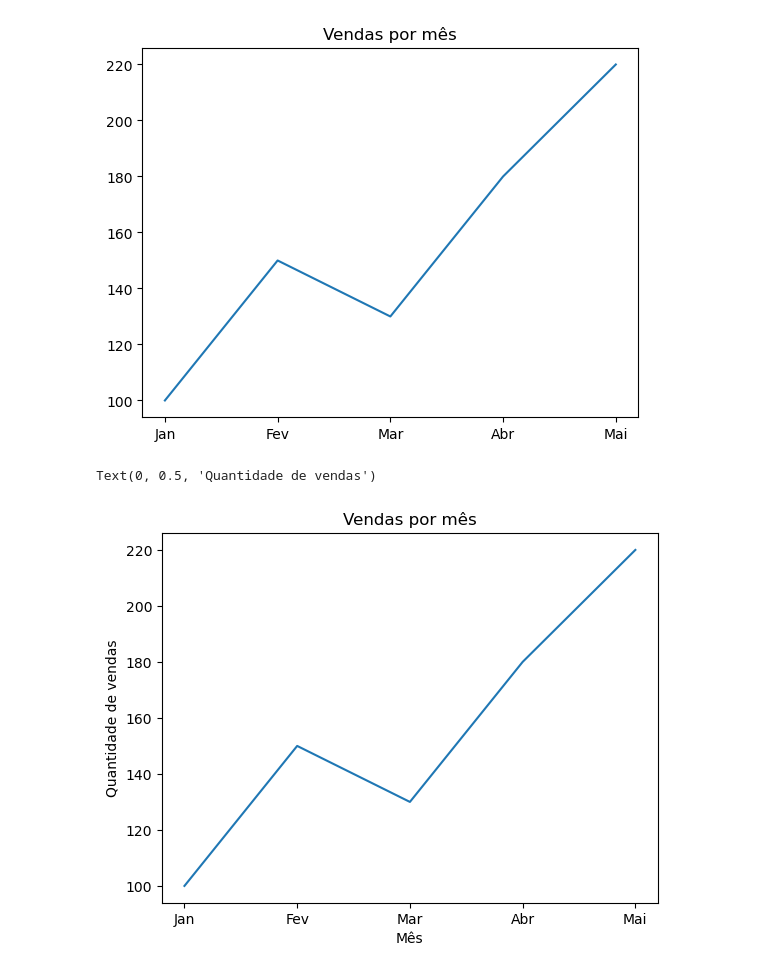
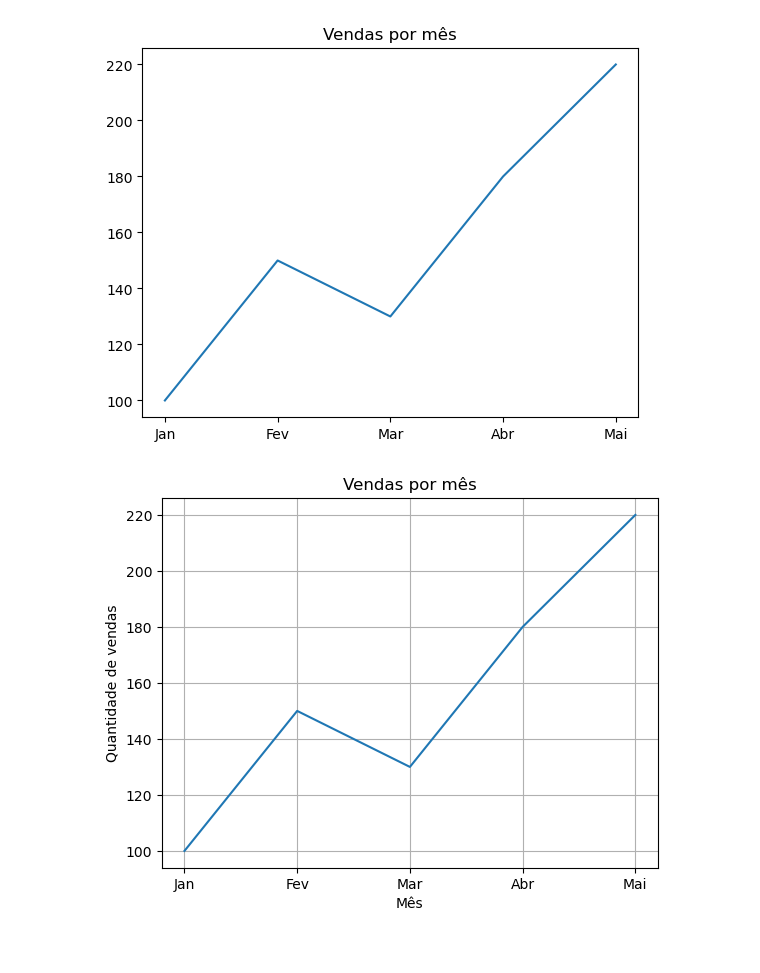
Before and after one commit to oliverjunior1/VS-Code, a Jupyter notebook: chatgpt/Matplotlib/1st_day/1st_grafico_de_pizza.ipynb, the cells around one changed output. Saved outputs shown, nothing was run; the diff lists cells and outputs as text; code cells hidden in the pictures.

```diff
--- a/chatgpt/Matplotlib/1st_day/1st_grafico_de_pizza.ipynb
+++ b/chatgpt/Matplotlib/1st_day/1st_grafico_de_pizza.ipynb
@@ -25,8 +25,8 @@ plt.plot(meses, vendas)
 # %%
 plt.plot(meses, vendas)
 plt.title("Vendas por mês")
 plt.xlabel("Mês")
 plt.ylabel("Quantidade de vendas")
+plt.grid()
 # %% [output]
-Text(0, 0.5, 'Quantidade de vendas')
-[figure, old version]
+[figure, new version]
```
